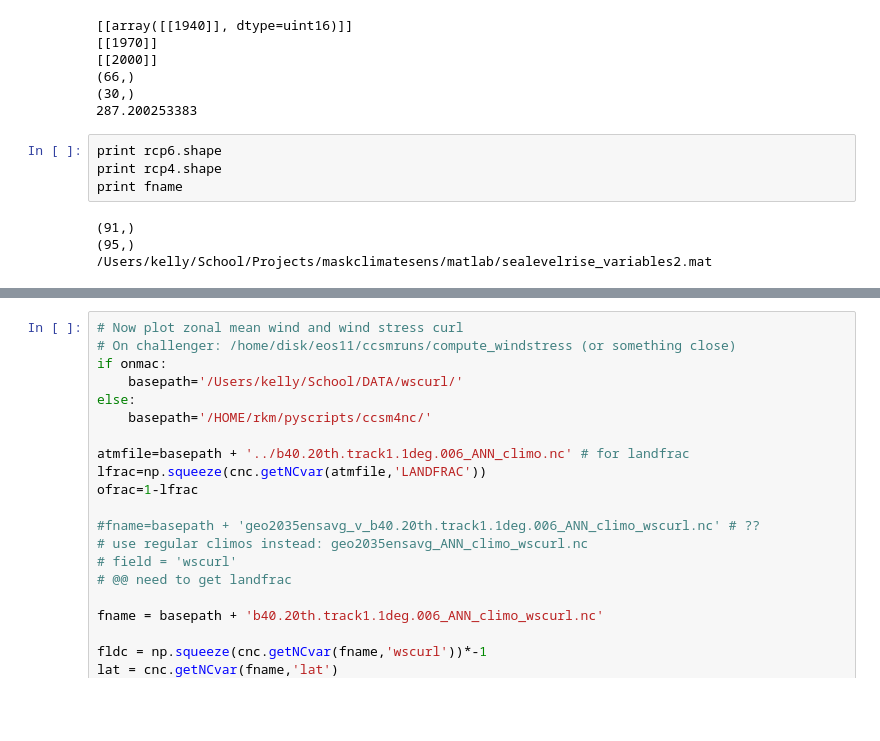
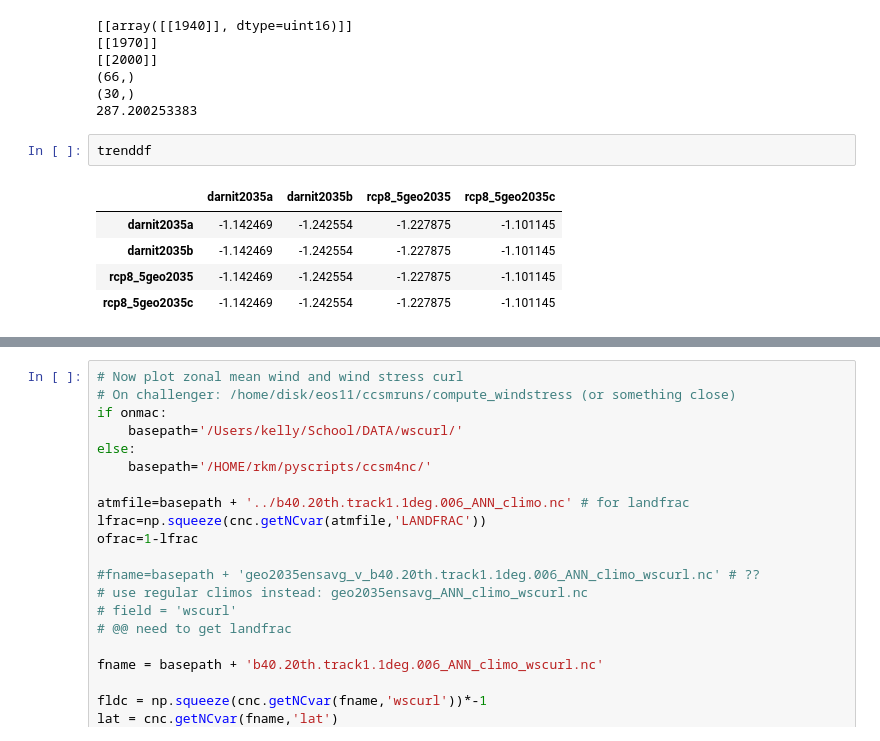
Before and after one commit to kemccusker/pyscripts, a Jupyter notebook: notebooks/ccsm4_geotimescalesfigs.ipynb, the cells around one changed output, grey strips where cells are left out. Saved outputs shown, nothing was run; the diff lists cells and outputs as text; blank space fills up the shorter version.

```diff
--- a/notebooks/ccsm4_geotimescalesfigs.ipynb
+++ b/notebooks/ccsm4_geotimescalesfigs.ipynb
@@ -106,12 +103,12 @@ print satc
 (66,)
 (30,)
 287.200253383
-# %%
-print rcp6.shape
-print rcp4.shape
-print fname
-# %% [output]
-(91,)
-(95,)
-/Users/kelly/School/Projects/maskclimatesens/matlab/sealevelrise_variables2.mat
+# %%
+trenddf
+# %% [output]
+|  | darnit2035a | darnit2035b | rcp8_5geo2035 | rcp8_5geo2035c |
+| darnit2035a | -1.142469 | -1.242554 | -1.227875 | -1.101145 |
+| darnit2035b | -1.142469 | -1.242554 | -1.227875 | -1.101145 |
+| rcp8_5geo2035 | -1.142469 | -1.242554 | -1.227875 | -1.101145 |
+| rcp8_5geo2035c | -1.142469 | -1.242554 | -1.227875 | -1.101145 |
 # %%
```
Also changed, not shown: parts of 3 cells of this notebook, 1 other file.
